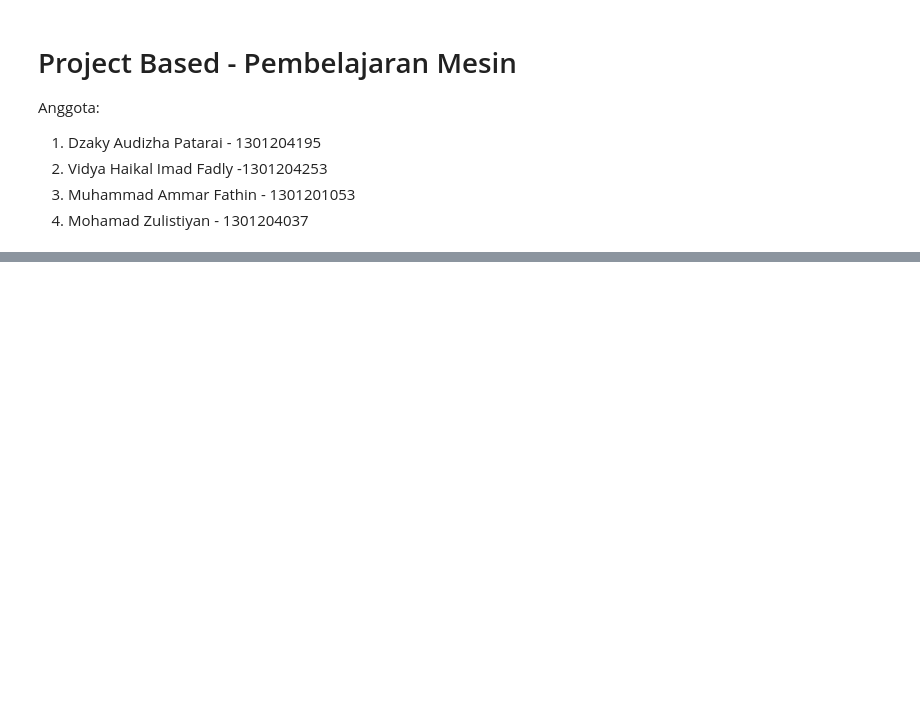
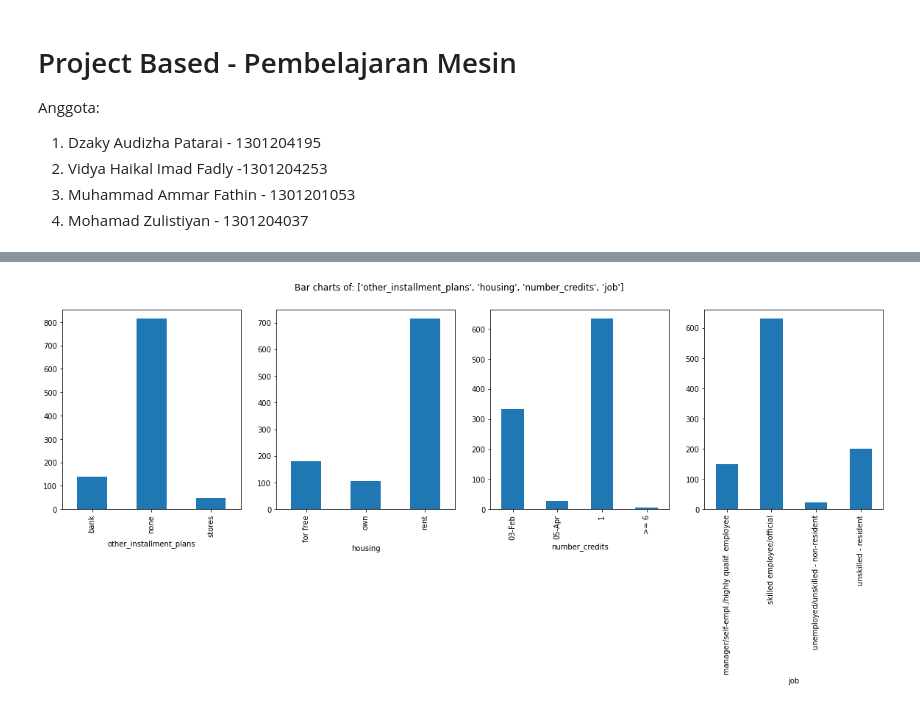
Before and after one commit to ammarff/project-based-german-credit, a Jupyter notebook: project_based.ipynb, the cells around one changed output, grey strips where cells are left out. Saved outputs shown, nothing was run; the diff lists cells and outputs as text; code cells hidden in the pictures; blank space fills up the shorter version.

```diff
--- a/project_based.ipynb
+++ b/project_based.ipynb
@@ -58,0 +205,7 @@ scatters(df, h="personal_status_sex")
+# %%
+#####################################################################
+# Calling the function for 4 columns
+PlotBarCharts(inpData=df,
+              colsToPlot=['other_installment_plans', 'housing', 'number_credits', 'job'])
+# %% [output]
+[figure, added]
```
Also changed, not shown: parts of 64 cells of this notebook.
